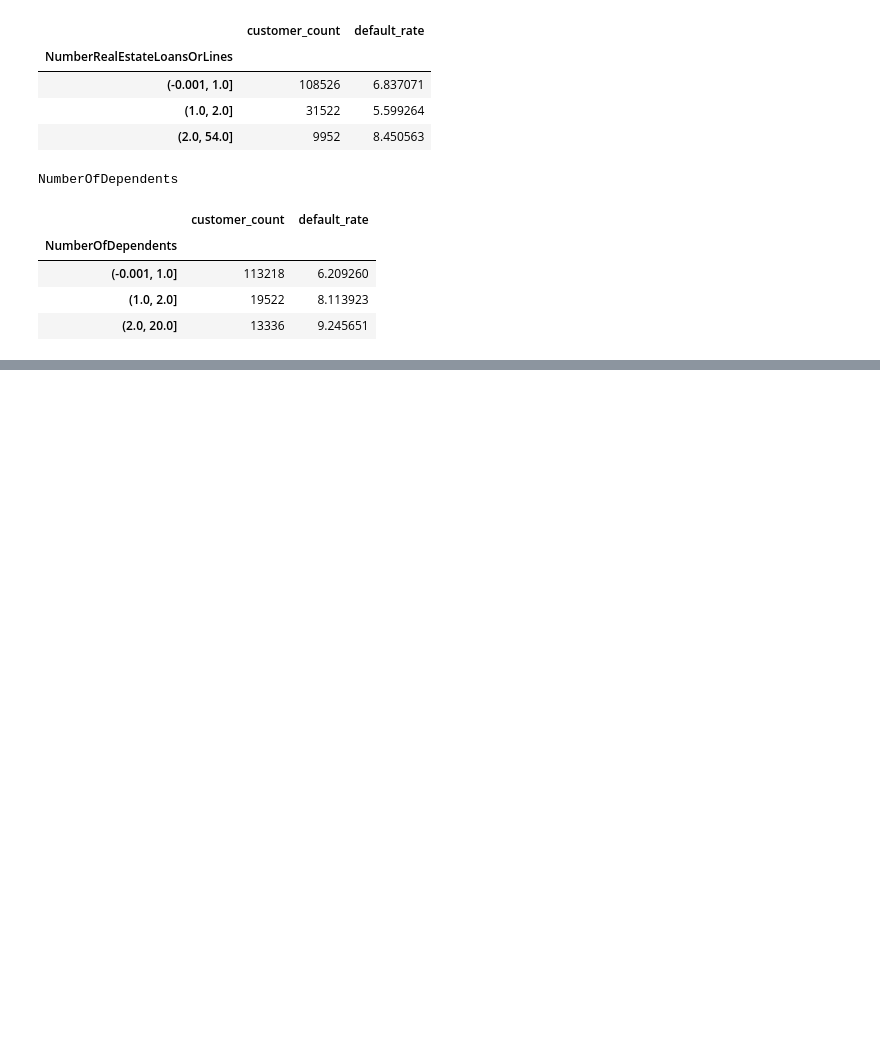
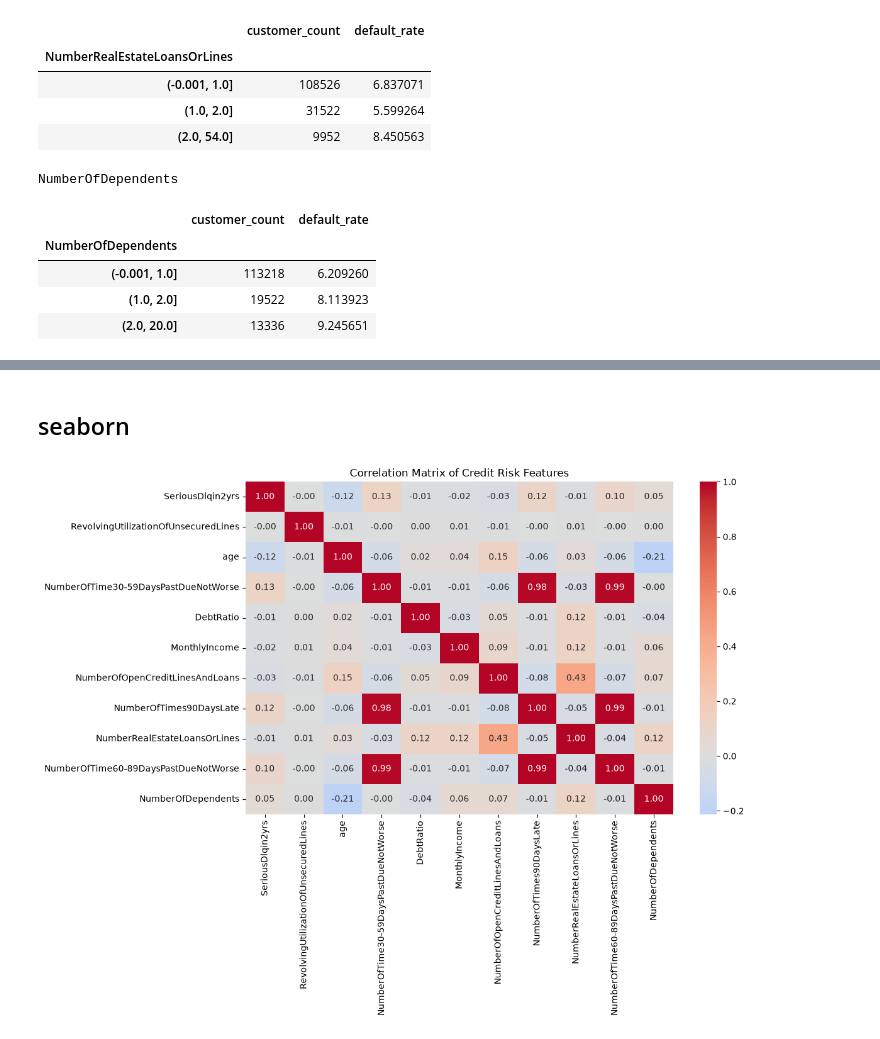
Before and after one commit to jihad-islam/CodeAlpha_CreditScoringModel, a Jupyter notebook: notebooks/01_data_understanding.ipynb, the cells around one changed output, grey strips where cells are left out. Saved outputs shown, nothing was run; the diff lists cells and outputs as text; code cells hidden in the pictures; blank space fills up the shorter version.

```diff
--- a/notebooks/01_data_understanding.ipynb
+++ b/notebooks/01_data_understanding.ipynb
@@ -716,0 +719,4 @@ NumberOfDependents
+# %%
+correlation_matrix = df.drop(columns=["Unnamed: 0"]).corr()
+
+correlation_matrix["SeriousDlqin2yrs"].sort_values(ascending=False)
@@ -716,0 +736,2 @@ NumberOfDependents
+# %% [markdown]
+## seaborn
@@ -716,0 +740,16 @@ NumberOfDependents
+# %%
+plt.figure(figsize=(12, 9))
+
+sns.heatmap(
+    correlation_matrix,
+    annot=True,
+    fmt=".2f",
+    cmap="coolwarm",
+    center=0
+)
+
+plt.title("Correlation Matrix of Credit Risk Features")
+plt.tight_layout()
+plt.show()
+# %% [output]
+[figure, added]
```
Also changed, not shown: parts of 4 cells of this notebook.
